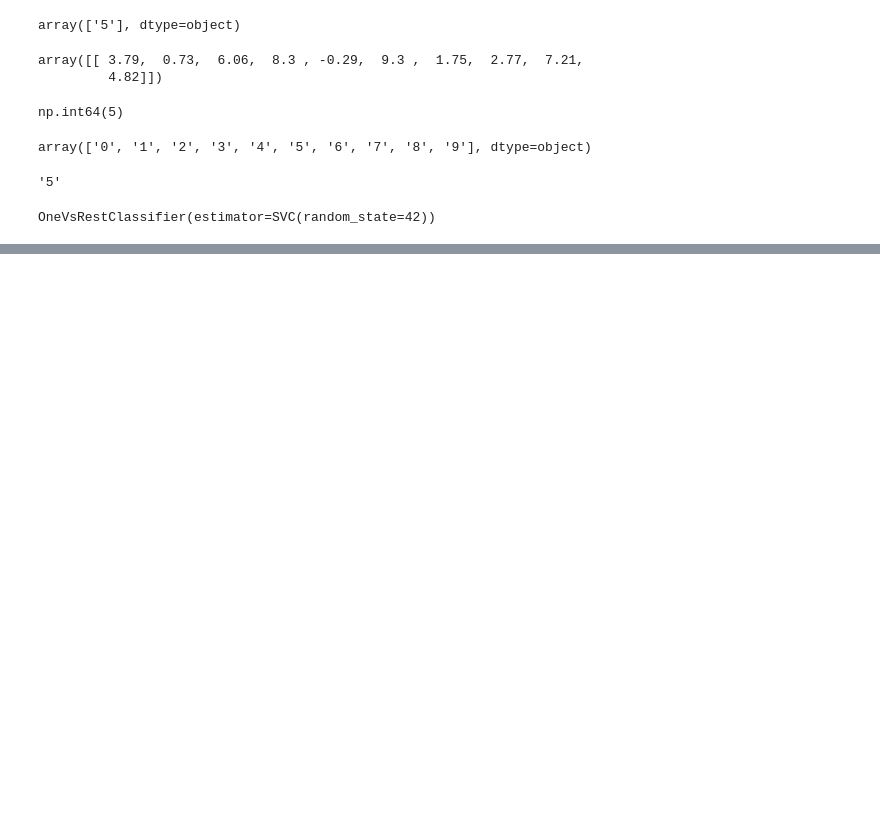
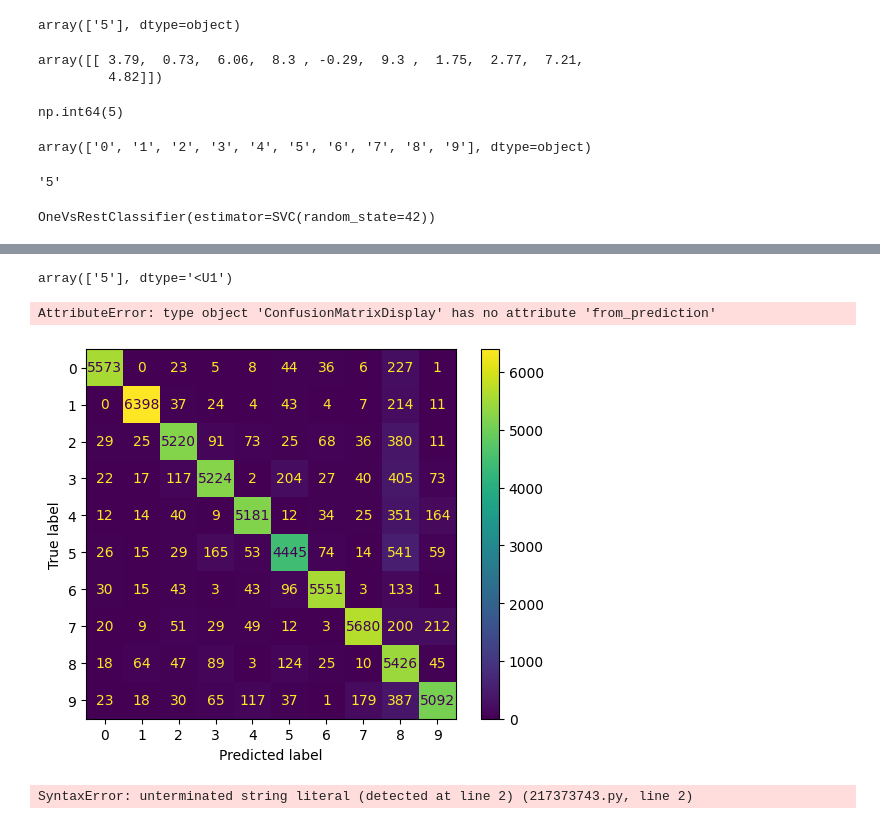
Before and after one commit to kartiktiwaridev7/mnist_dataset, a Jupyter notebook: MNIST DATASET/Untitled.ipynb, the cells around one changed output, grey strips where cells are left out. Cells and saved outputs as stored; diff of their text form; code cells hidden in the pictures; blank space fills up the shorter version.

```diff
--- a/MNIST DATASET/Untitled.ipynb
+++ b/MNIST DATASET/Untitled.ipynb
@@ -302,0 +316,4 @@ cross_val_score(sgd_clf,X_train_scaled,y_train,cv=3,scoring="accuracy")
+# %%
+ovr_clf.predict([some_digit])
+# %% [output]
+array(['5'], dtype='<U1')
@@ -302,0 +322,18 @@ cross_val_score(sgd_clf,X_train_scaled,y_train,cv=3,scoring="accuracy")
+# %%
+y_train_pred = cross_val_predict(sgd_clf , X_train_scaled, y_train, cv=3)
+ConfusionMatrixDisplay.from_prediction(y_train,y_train_pred)
+plt.show()
+# %% [output]
+AttributeError: type object 'ConfusionMatrixDisplay' has no attribute 'from_prediction'
+# %%
+y_train_pred = cross_val_predict(sgd_clf, X_train_scaled, y_train, cv=3)
+ConfusionMatrixDisplay.from_predictions(y_train, y_train_pred)
+plt.show()
+# %% [output]
+[figure, added]
+# %%
+sample_weight = (y_train_pred != y_train)
+ConfusionMatrixDisplay.from_predictions(y_train , y_train_pred,sample_weight = sample_weight,normalize = "true" , values_format = ".0%)
+plt.show()
+# %% [output]
+SyntaxError: unterminated string literal (detected at line 2) (217373743.py, line 2)
```
Also changed, not shown: parts of 19 cells of this notebook.
